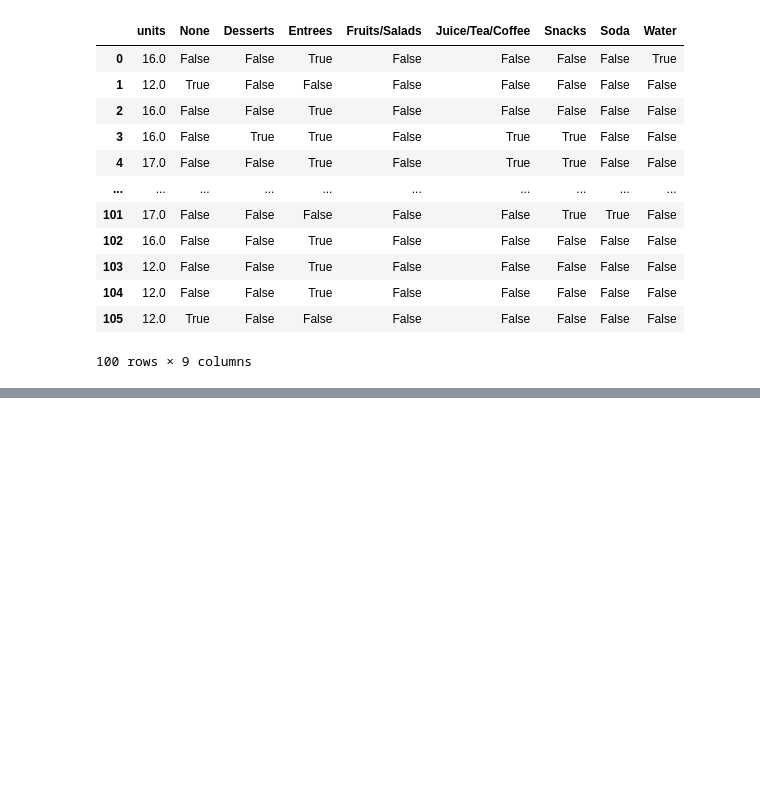
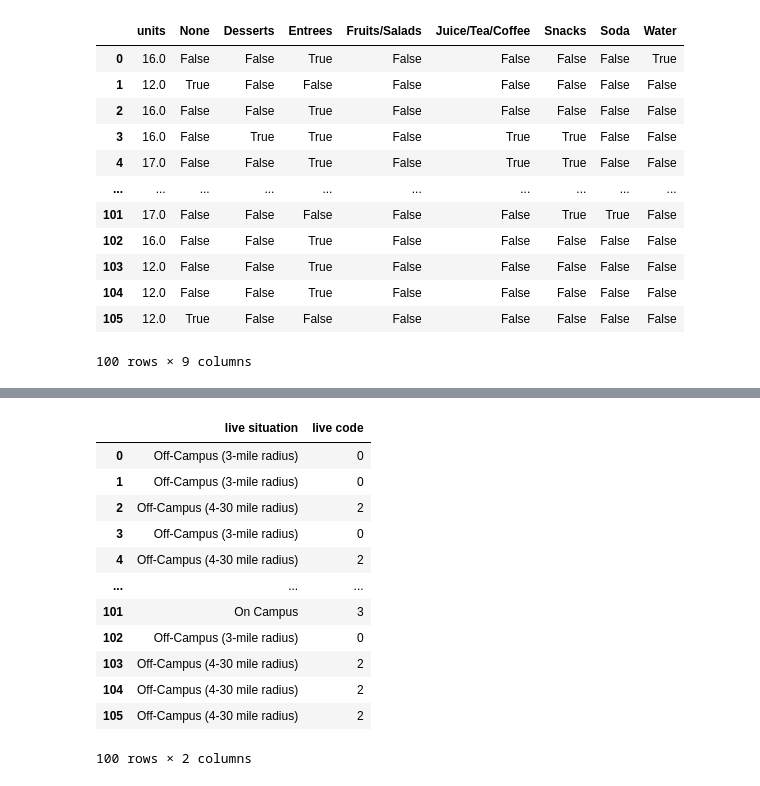
Before and after one commit to PikaSannnnn/cs105minproject, a Jupyter notebook: Stephen.ipynb, the cells around one changed output, grey strips where cells are left out. Saved outputs shown, nothing was run; the diff lists cells and outputs as text; code cells hidden in the pictures; blank space fills up the shorter version.

```diff
--- a/Stephen.ipynb
+++ b/Stephen.ipynb
@@ -221,0 +254,18 @@ sns.heatmap(data=units_types_ct, annot=True)
+# %%
+live_sit = pd.DataFrame(data['live situation'])
+live_sit['live code'] = live_sit["live situation"].astype("category").cat.codes
+live_sit
+# %% [output]
+|  | live situation | live code |
+| 0 | Off-Campus (3-mile radius) | 0 |
+| 1 | Off-Campus (3-mile radius) | 0 |
+| 2 | Off-Campus (4-30 mile radius) | 2 |
+| 3 | Off-Campus (3-mile radius) | 0 |
+| 4 | Off-Campus (4-30 mile radius) | 2 |
+| ... | ... | ... |
+| 101 | On Campus | 3 |
+| 102 | Off-Campus (3-mile radius) | 0 |
+| 103 | Off-Campus (4-30 mile radius) | 2 |
+| 104 | Off-Campus (4-30 mile radius) | 2 |
+| 105 | Off-Campus (4-30 mile radius) | 2 |
+100 rows × 2 columns
```
Also changed, not shown: parts of 20 cells of this notebook, 1 other file.
